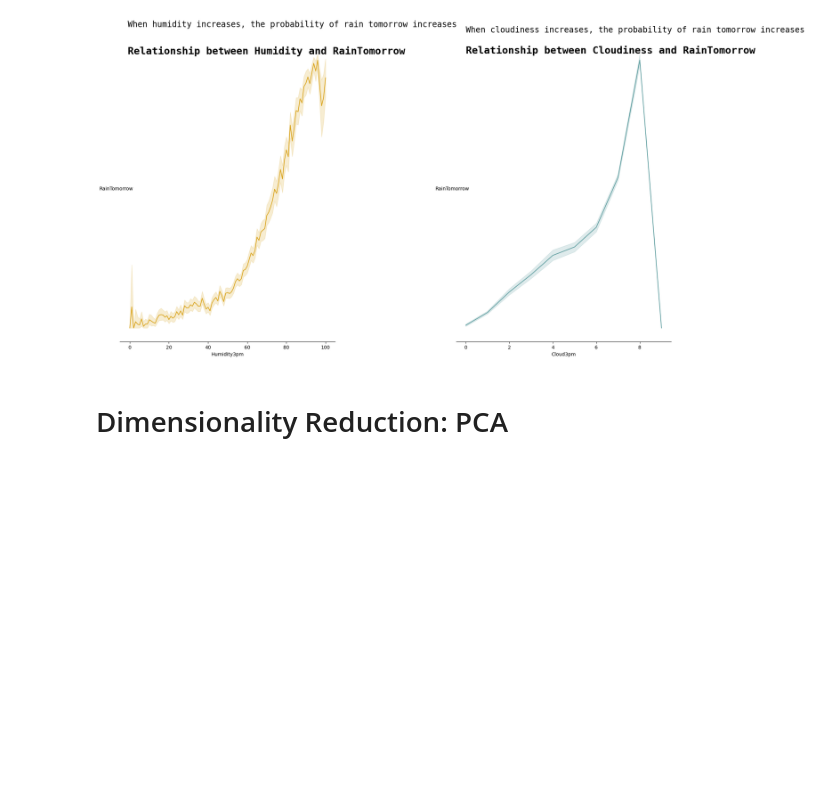
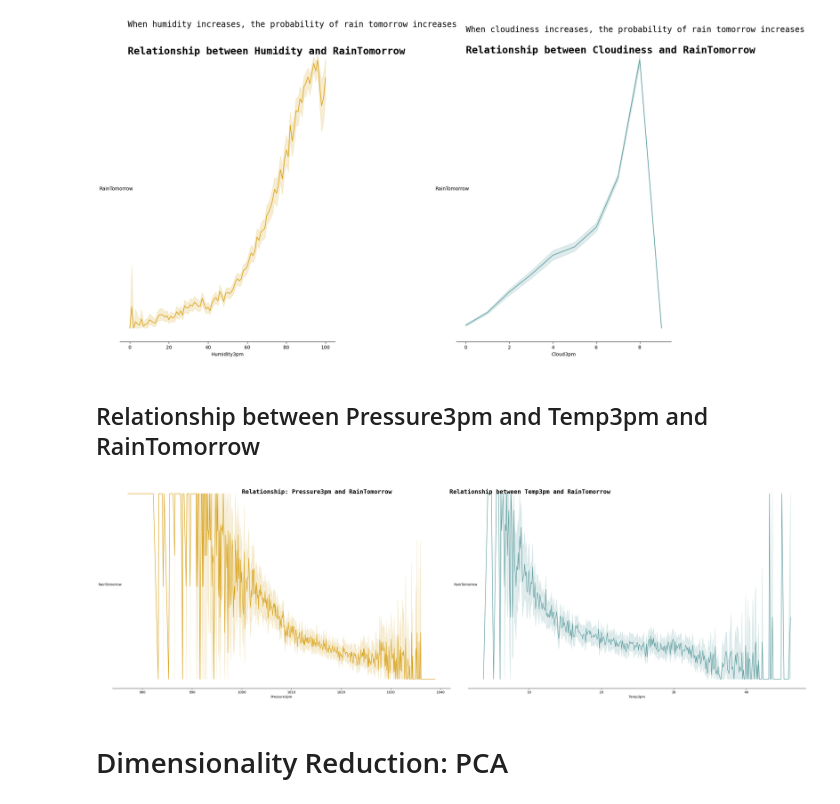
Before and after one commit to Timmy6158/Australia-Rain-Prediction, a Jupyter notebook: Nguyen_Tim_FinalProject1.ipynb, the cells around one changed output. Saved outputs shown, nothing was run; the diff lists cells and outputs as text; code cells hidden in the pictures; blank space fills up the shorter version.

```diff
--- a/Nguyen_Tim_FinalProject1.ipynb
+++ b/Nguyen_Tim_FinalProject1.ipynb
@@ -293,6 +293,38 @@ plt.tight_layout()
 plt.show()
 # %% [output]
 [figure]
+# %% [markdown]
+## Relationship between Pressure3pm and Temp3pm and RainTomorrow
+# %%
+fig2 = plt.figure(figsize=(30,18),facecolor='white')
+gs2 = fig.add_gridspec(2,2)
+
+ax = [_ for _ in range(2)]
+ax[0] = fig2.add_subplot(gs2[0,0])
+ax[1] = fig2.add_subplot(gs2[0,1])
+
+ax[0].text(1000, 1,"Relationship: Pressure3pm and RainTomorrow",fontsize=18,fontweight='bold', fontfamily='monospace')
+ax[0].text(-1, 1.3,"",fontsize=12,fontweight='light', fontfamily='monospace')
+
+ax[1].text(-1,1,"Relationship between Temp3pm and RainTomorrow",fontsize=18,fontweight='bold', fontfamily='monospace')
+ax[1].text(-1,1.4,"",fontsize=12,fontweight='light', fontfamily='monospace')
+
+sns.lineplot(data=rain,x='Pressure3pm',y='RainTomorrow',ax=ax[0],color='goldenrod')
+sns.lineplot(data=rain,x='Temp3pm',y='RainTomorrow',ax=ax[1],color='cadetblue')
+
+for i in range(2):
+
+    ax[i].set_ylabel('RainTomorrow').set_rotation(0)
+    ax[i].set_yticklabels('')
+    ax[i].tick_params(axis='y',length=0)
+
+    for direction in ['top','right','left']:
+        ax[i].spines[direction].set_visible(False)
+
+plt.tight_layout()
+plt.show()
+# %% [output]
+[figure, added]
 # %% [markdown]
 # Dimensionality Reduction: PCA
 # %%
```
Also changed, not shown: parts of 3 cells of this notebook.
